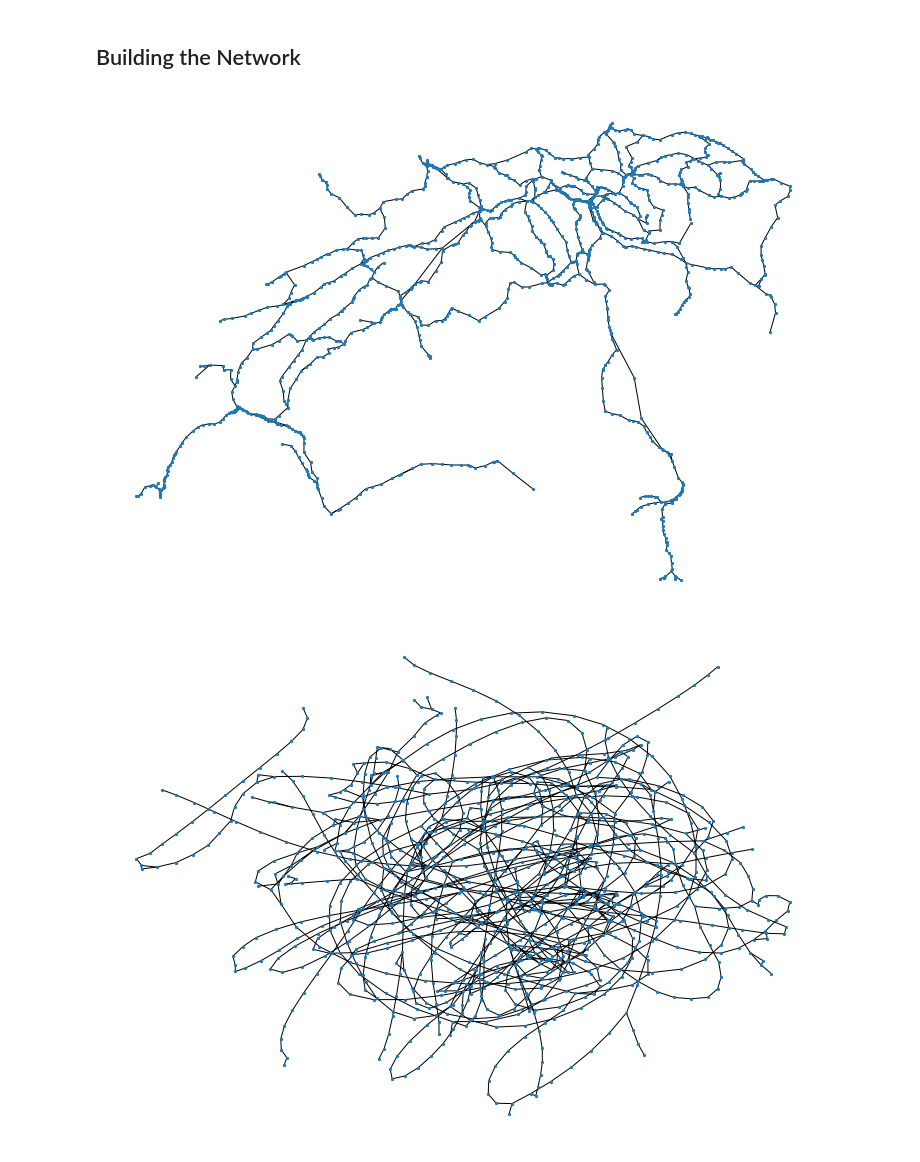
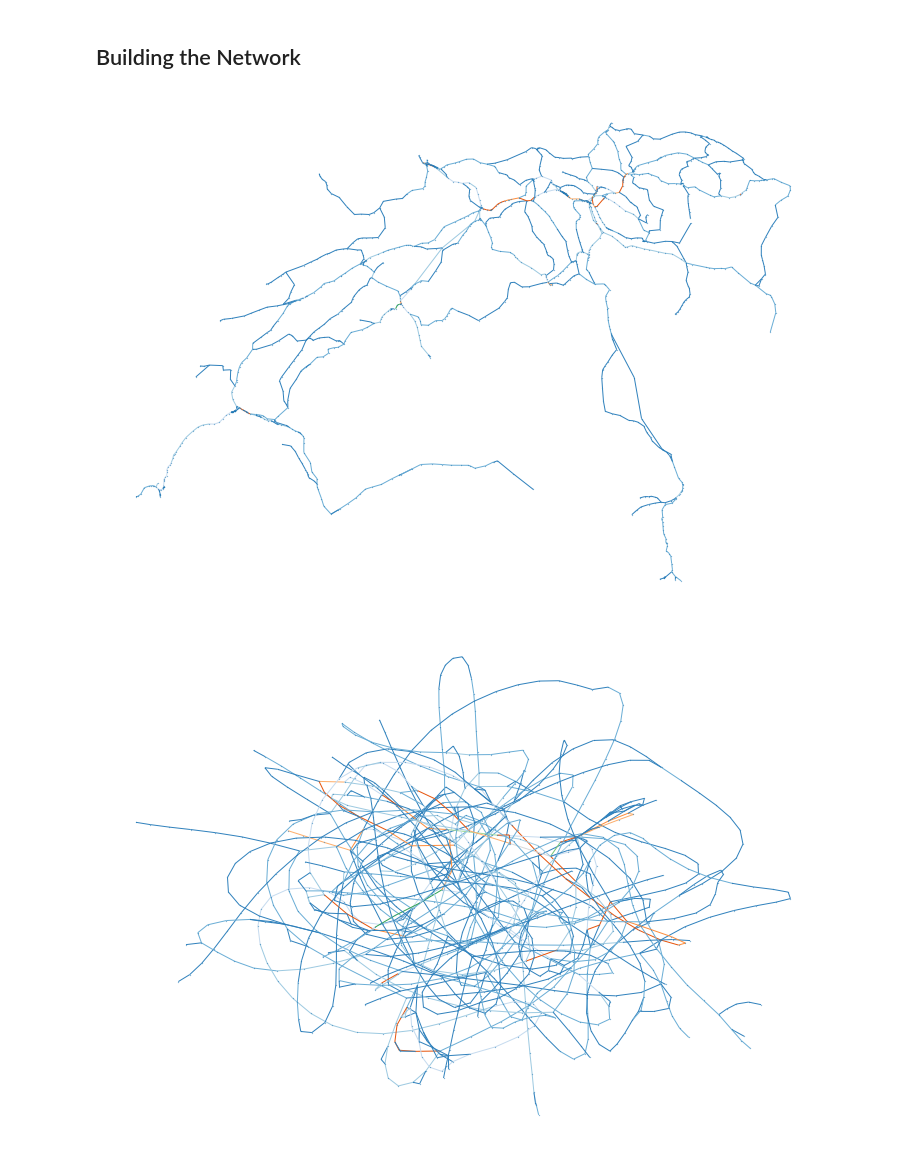
Before and after one commit to GAnagno/Social-Web, a Jupyter notebook: SBB.ipynb, the cells around one changed output. Drawn from its saved outputs; the diff is of its cells as text; code cells hidden in the pictures.

```diff
--- a/SBB.ipynb
+++ b/SBB.ipynb
@@ -59,13 +58,19 @@ warnings.filterwarnings('ignore')
 D = nx.from_pandas_edgelist(df, source = 'BP_Von_Abschnitt', target = 'BP_Bis_Abschnitt', edge_attr = 'Anzahl_Zuege', create_using = nx.DiGraph())
 # %%
 G = nx.Graph(D)
+# %%
+color=np.array(list(nx.get_edge_attributes(G,'Anzahl_Zuege').values()))
+# %%
+from matplotlib import cm
+import matplotlib
+norm = matplotlib.colors.Normalize(vmin = np.min(color), vmax = np.max(color), clip = False)
 # %%
 plt.figure(figsize = (10,7))
-nx.draw(G, pos=pos, with_labels=False, node_size=5)
+nx.draw(G, pos=pos, edge_color=color, norm=norm, with_labels=False, node_size=0.05, edge_cmap=plt.cm.tab20c)
 # %% [output]
-[figure, old version]
+[figure, new version]
 # %%
 plt.figure(figsize = (10,7))
-nx.draw(G, with_labels=False, node_size=5)
+nx.draw(G, edge_color=color, norm=norm, with_labels=False, node_size=0.05, edge_cmap=plt.cm.tab20c)
 # %% [output]
-[figure, old version]
+[figure, new version]
```
Also changed, not shown: parts of 1 cell of this notebook.
